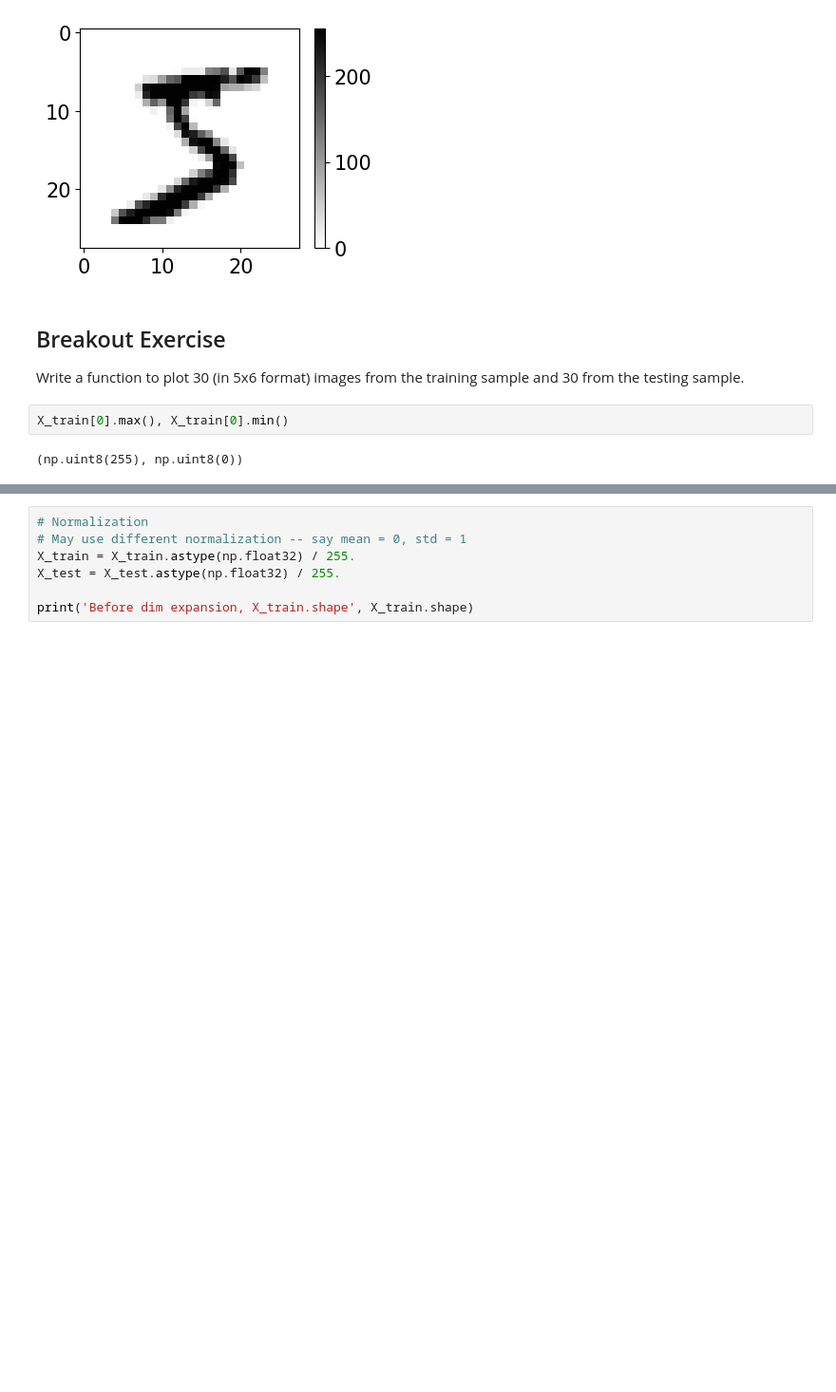
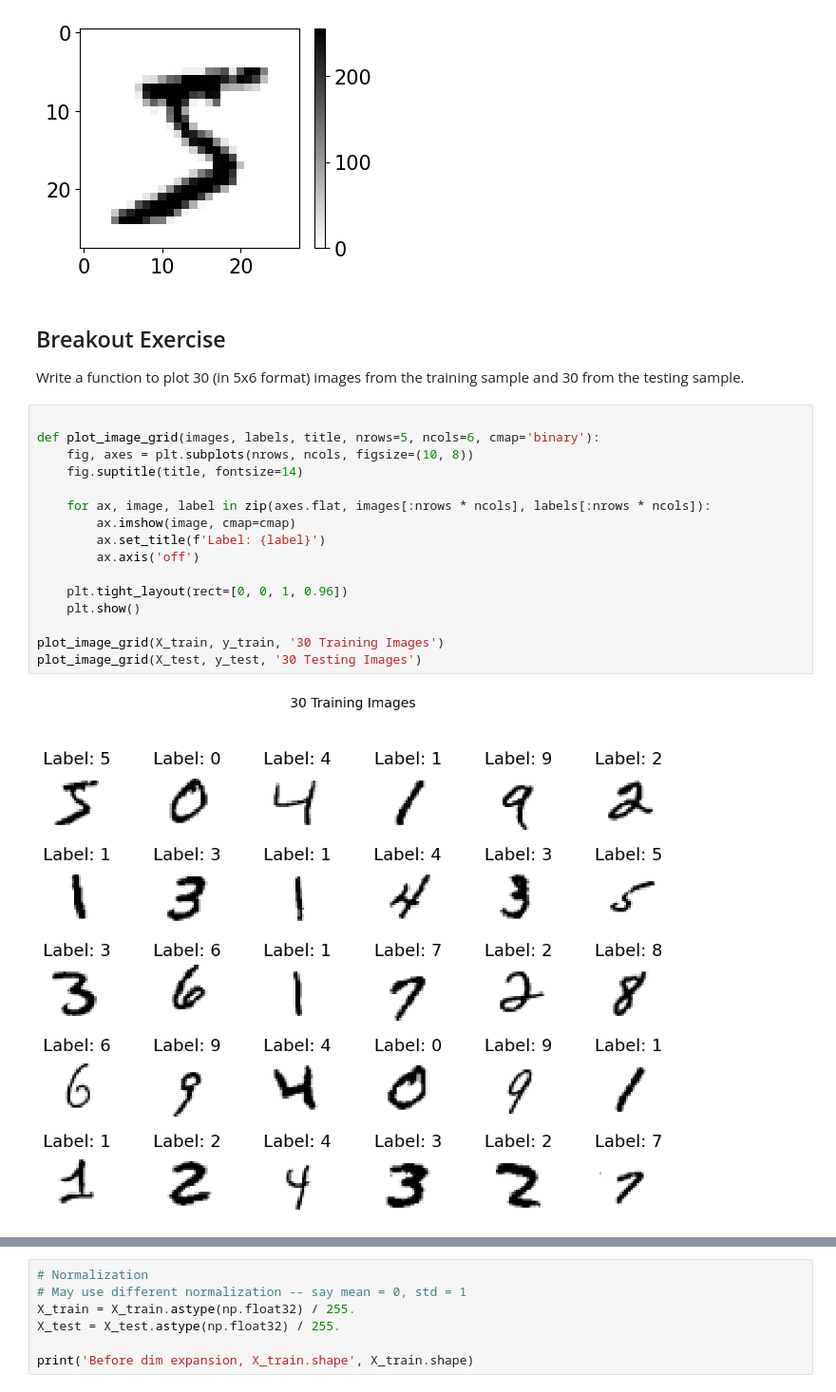
Before and after one commit to JBurrell999/Econometrics, a Jupyter notebook: CNN_with_MNIST_part_I_Students.ipynb, the cells around one changed output, grey strips where cells are left out. Shown at 95% size. Saved outputs shown, nothing was run; the diff lists cells and outputs as text; blank space fills up the shorter version.

```diff
--- a/CNN_with_MNIST_part_I_Students.ipynb
+++ b/CNN_with_MNIST_part_I_Students.ipynb
@@ -63,7 +66,21 @@ plt.colorbar()
 ## Breakout Exercise
 
 Write a function to plot 30 (in 5x6 format) images from the training sample and 30 from the testing sample.
-# %%
-X_train[0].max(), X_train[0].min()
-# %% [output]
-(np.uint8(255), np.uint8(0))
+# %%
+
+def plot_image_grid(images, labels, title, nrows=5, ncols=6, cmap='binary'):
+    fig, axes = plt.subplots(nrows, ncols, figsize=(10, 8))
+    fig.suptitle(title, fontsize=14)
+
+    for ax, image, label in zip(axes.flat, images[:nrows * ncols], labels[:nrows * ncols]):
+        ax.imshow(image, cmap=cmap)
+        ax.set_title(f'Label: {label}')
+        ax.axis('off')
+
+    plt.tight_layout(rect=[0, 0, 1, 0.96])
+    plt.show()
+
+plot_image_grid(X_train, y_train, '30 Training Images')
+plot_image_grid(X_test, y_test, '30 Testing Images')
+# %% [output]
+[figure, added]
```
Also changed, not shown: parts of 9 cells of this notebook, 29 other files.
